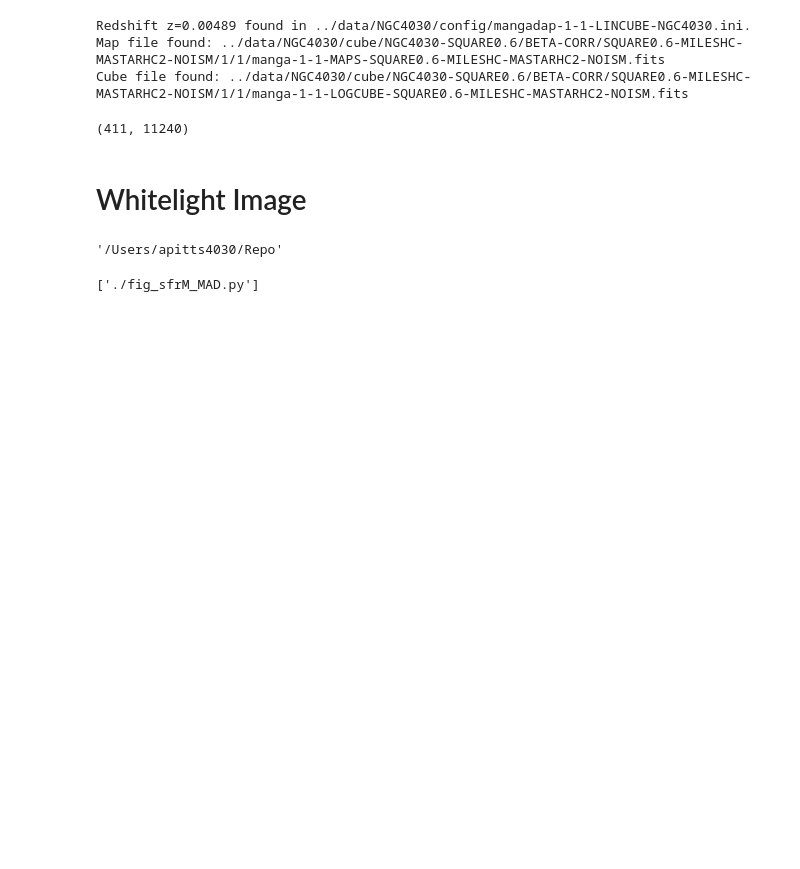
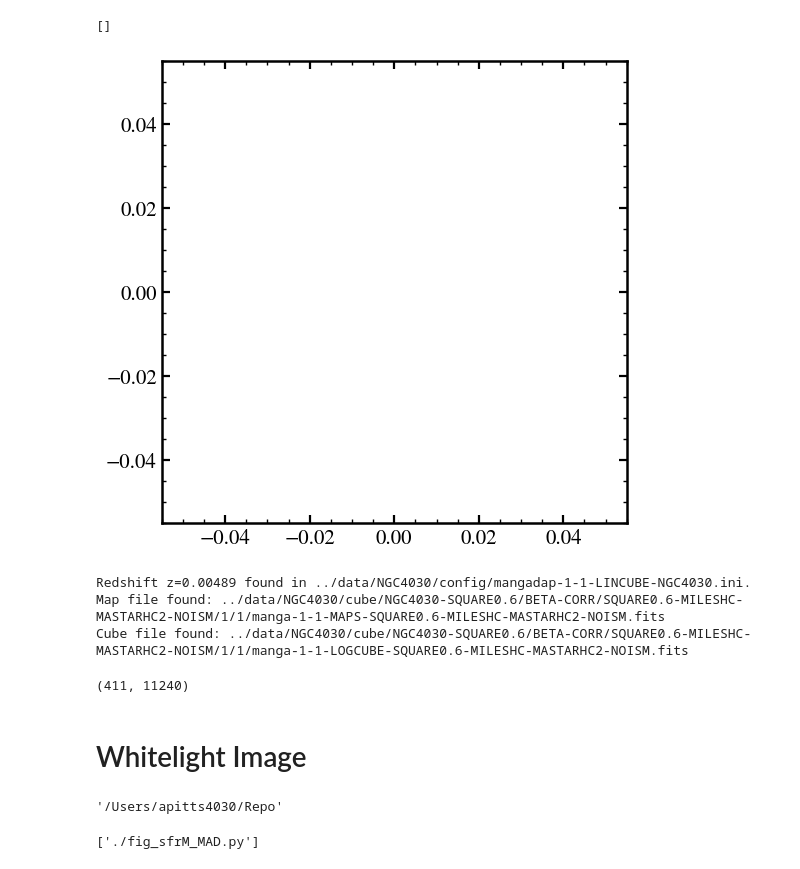
Before and after one commit to aj-pitts/NaI_analysis, a Jupyter notebook: paper/make_plots.ipynb, the cells around one changed output. Drawn from its saved outputs; the diff is of its cells as text; code cells hidden in the pictures; blank space fills up the shorter version.

```diff
--- a/paper/make_plots.ipynb
+++ b/paper/make_plots.ipynb
@@ -10,6 +10,14 @@ from mpl_toolkits.axes_grid1 import make_axes_locatable
 from matplotlib.gridspec import GridSpec
 # %%
 plt.style.use('../figures.mplstyle')
+# %%
+# testfig
+
+plt.figure()
+plt.plot()
+# %% [output]
+[]
+[figure, added]
 # %%
 galname = "NGC4030"
 # %%
```
Also changed, not shown: parts of 9 cells of this notebook, 14 other files.
